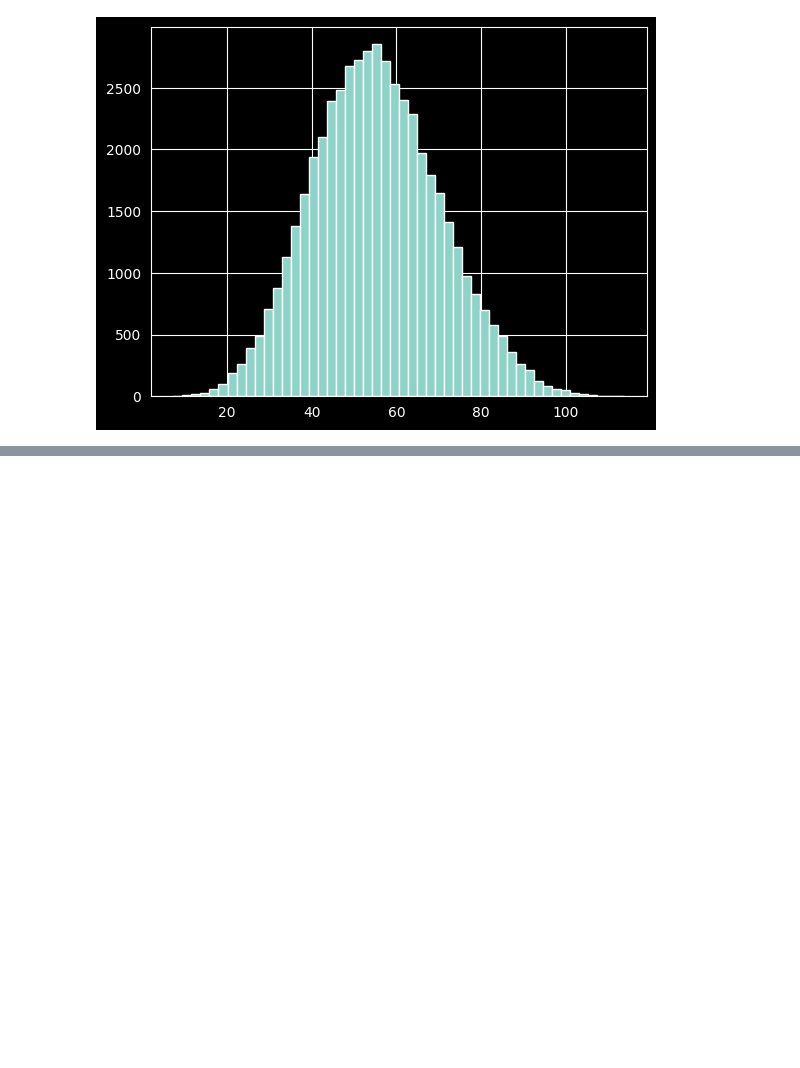
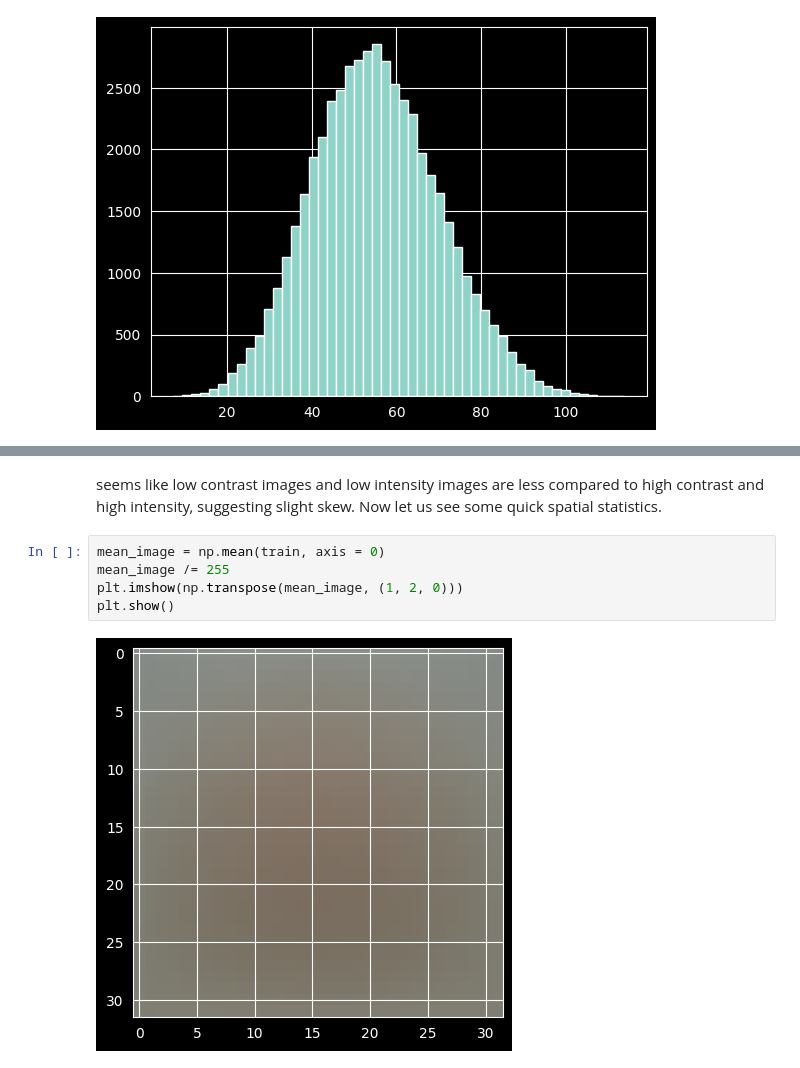
Before and after one commit to indian-coder-aarush/VAE-CIFAR100, a Jupyter notebook: notebooks/Image_analysis.ipynb, the cells around one changed output, grey strips where cells are left out. Drawn from its saved outputs; the diff is of its cells as text; blank space fills up the shorter version.

```diff
--- a/notebooks/Image_analysis.ipynb
+++ b/notebooks/Image_analysis.ipynb
@@ -55,0 +78,10 @@ plt.show()
+# %% [markdown]
+seems like low contrast images and low intensity images are less compared to high contrast and high intensity, suggesting slight skew.
+Now let us see some quick spatial statistics.
+# %%
+mean_image = np.mean(train, axis = 0)
+mean_image /= 255
+plt.imshow(np.transpose(mean_image, (1, 2, 0)))
+plt.show()
+# %% [output]
+[figure, added]
```
Also changed, not shown: parts of 11 cells of this notebook, 1 other file.
